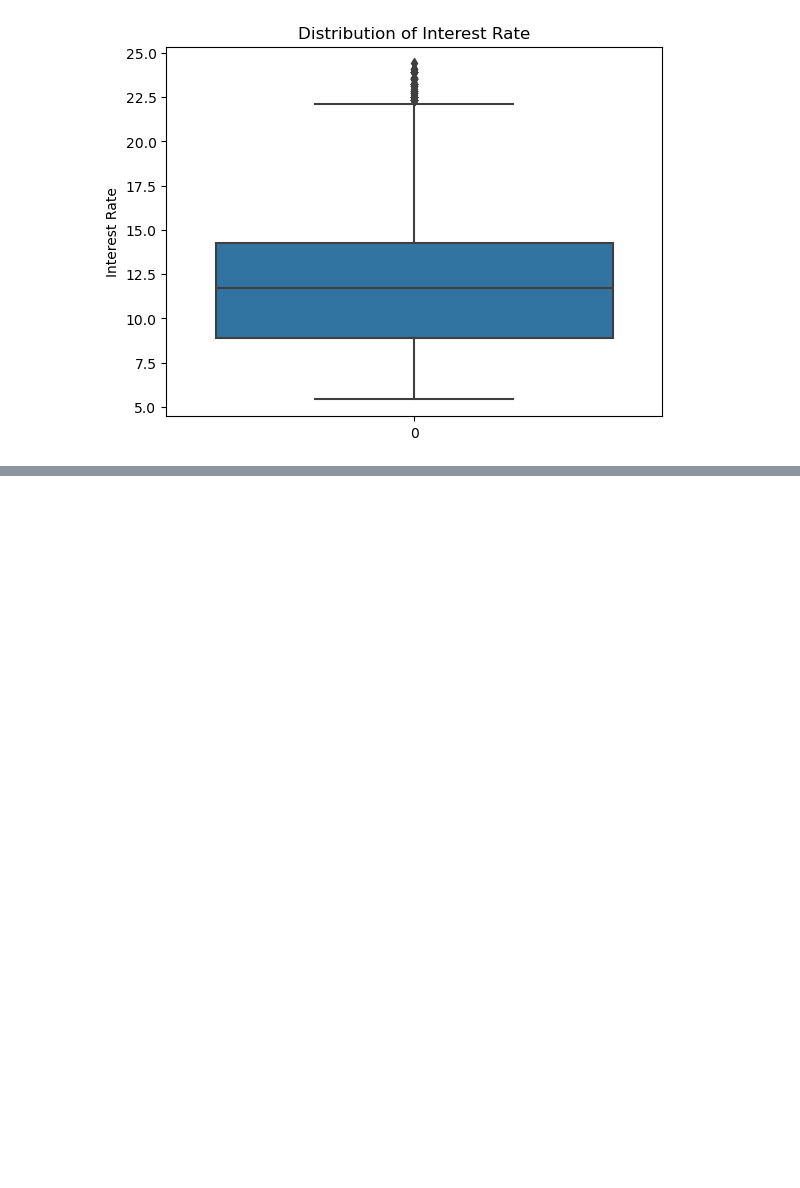
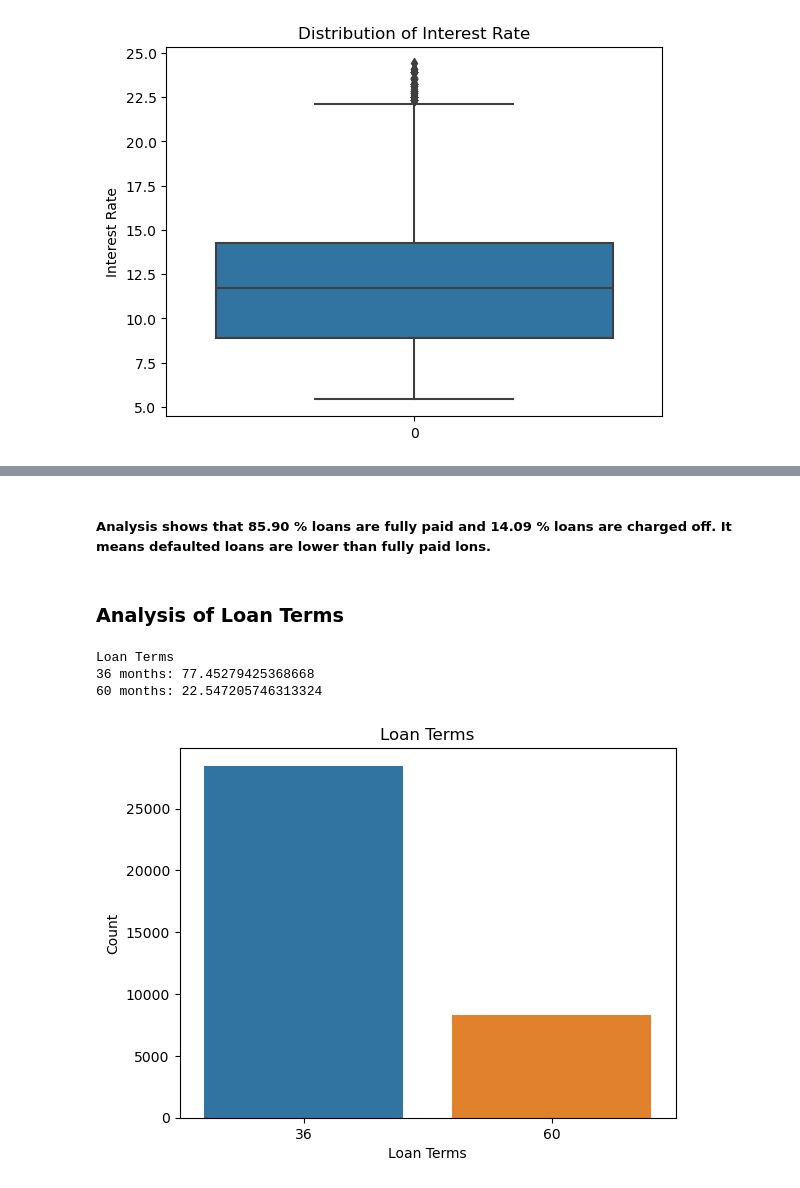
Before and after one commit to RavishankarDuMCA10/LendingClubCaseStudy, a Jupyter notebook: Lending_Club_Default_Analysis.ipynb, the cells around one changed output, grey strips where cells are left out. Saved outputs shown, nothing was run; the diff lists cells and outputs as text; code cells hidden in the pictures; blank space fills up the shorter version.

Commit message:
Worked on Univariate Analysis.

```diff
--- a/Lending_Club_Default_Analysis.ipynb
+++ b/Lending_Club_Default_Analysis.ipynb
@@ -742,0 +739,20 @@ Charged Off Loans: 14.09914567121946
+# %% [markdown]
+##### Analysis shows that 85.90 % loans are fully paid and 14.09 % loans are charged off. It means defaulted loans are lower than fully paid lons.
+# %% [markdown]
+### Analysis of Loan Terms
+# %%
+# Loan status
+print("Loan Terms")
+print(f"36 months: {len(loan[loan['term'] == 36])/len(loan['term'])*100}")
+print(f"60 months: {len(loan[loan['term'] == 60])/len(loan['term'])*100}")
+
+ls = sns.countplot(x = 'term', data = loan)
+ls.set_title('Loan Terms')
+ls.set_xlabel('Loan Terms')
+ls.set_ylabel('Count')
+plt.show()
+# %% [output]
+Loan Terms
+36 months: 77.45279425368668
+60 months: 22.547205746313324
+[figure, added]
```
Also changed, not shown: parts of 61 cells of this notebook.
